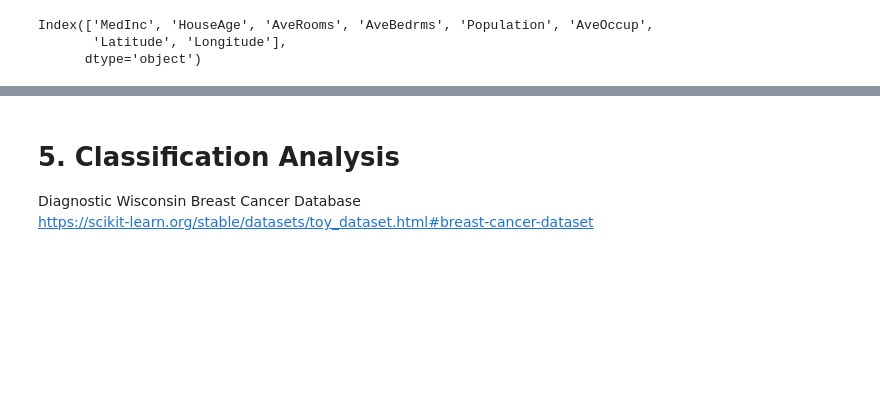
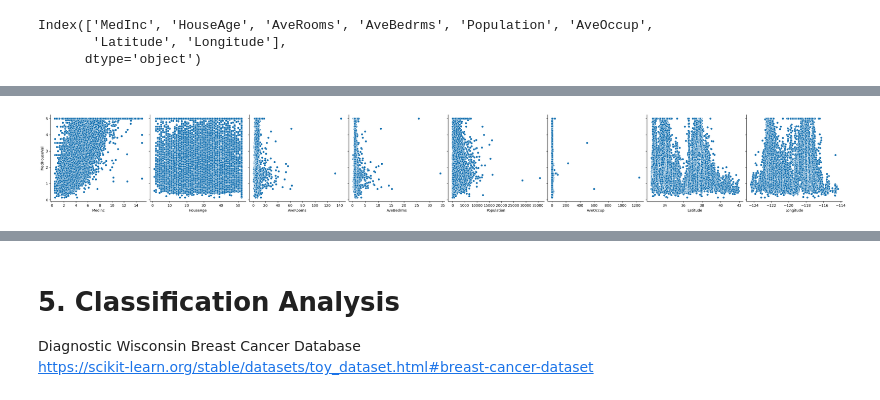
Before and after one commit to brodyanderson/math-6880-Project1, a Jupyter notebook: project1.ipynb, the cells around one changed output, grey strips where cells are left out. Saved outputs shown, nothing was run; the diff lists cells and outputs as text; code cells hidden in the pictures; blank space fills up the shorter version.

```diff
--- a/project1.ipynb
+++ b/project1.ipynb
@@ -43,0 +75,9 @@ Index(['MedInc', 'HouseAge', 'AveRooms', 'AveBedrms', 'Population', 'AveOccup',
+# %%
+my_df = cal.frame
+my_df['MedHouseVal'] = y
+my_features = my_df.columns.drop('MedHouseVal').tolist()
+
+sns.pairplot(my_df, x_vars=my_features, y_vars=['MedHouseVal'], height=4, aspect=1, kind='scatter')
+plt.show()
+# %% [output]
+[figure, added]
```
Also changed, not shown: parts of 8 cells of this notebook.
